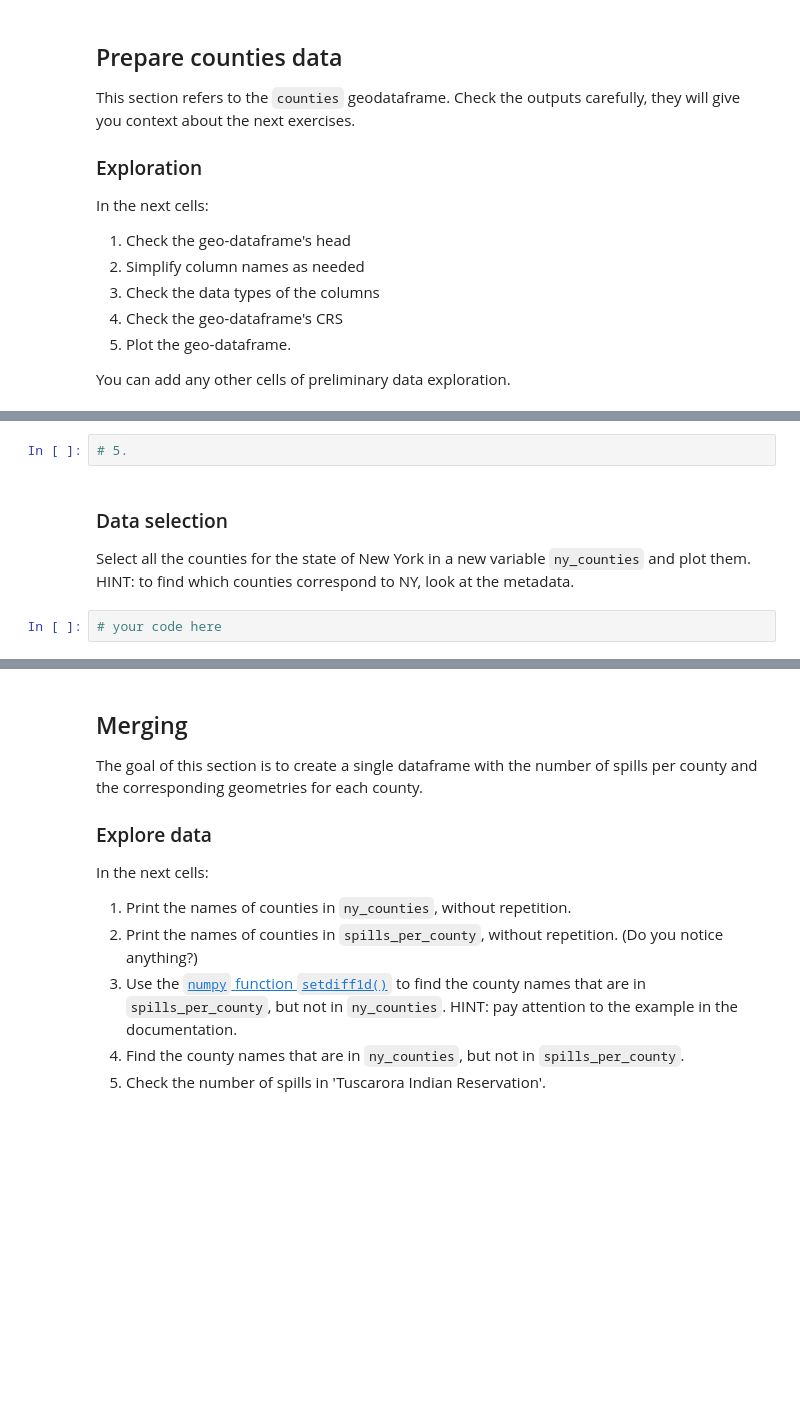
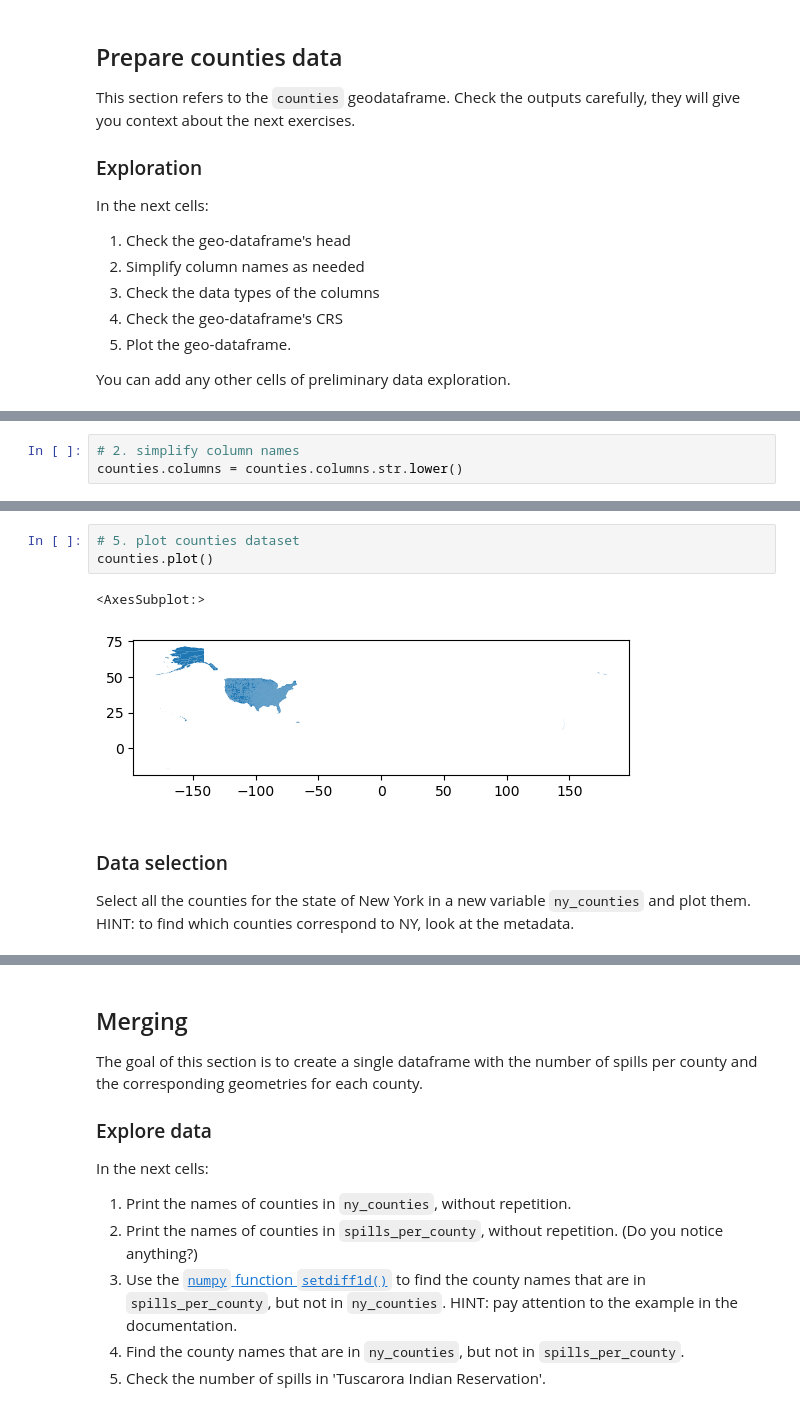
Before and after one commit to h-hahn/eds220-hwk-3, a Jupyter notebook: hwk3-task1-spills.ipynb, the cells around one changed output, grey strips where cells are left out. Cells and saved outputs as stored; diff of their text form; blank space fills up the shorter version.

```diff
--- a/hwk3-task1-spills.ipynb
+++ b/hwk3-task1-spills.ipynb
@@ -230,0 +252,3 @@ You can add any other cells of preliminary data exploration.
+# %%
+# 2. simplify column names
+counties.columns = counties.columns.str.lower()
@@ -233,8 +293,10 @@ You can add any other cells of preliminary data exploration.
-# %%
-# 5.
+# %%
+# 5. plot counties dataset
+counties.plot()
+# %% [output]
+<AxesSubplot:>
+[figure, added]
 # %% [markdown]
 ### Data selection
 
 Select all the counties for the state of New York in a new variable `ny_counties` and plot them. HINT: to find which counties correspond to NY, look at the metadata.
-# %%
-# your code here
```
Also changed, not shown: parts of 8 cells of this notebook.
